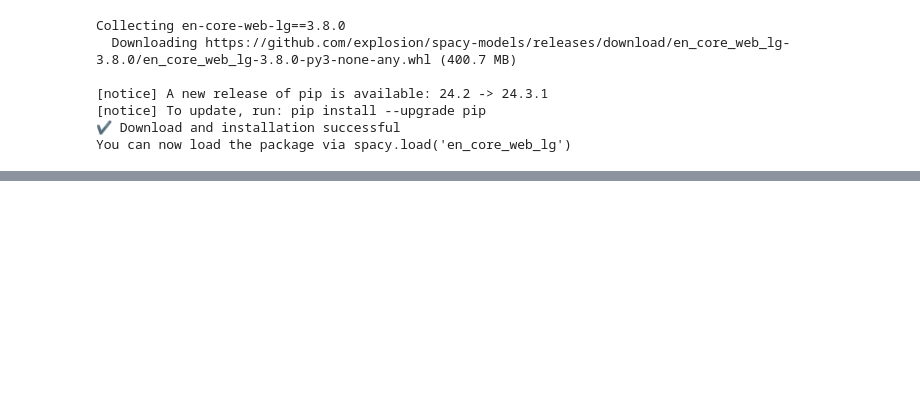
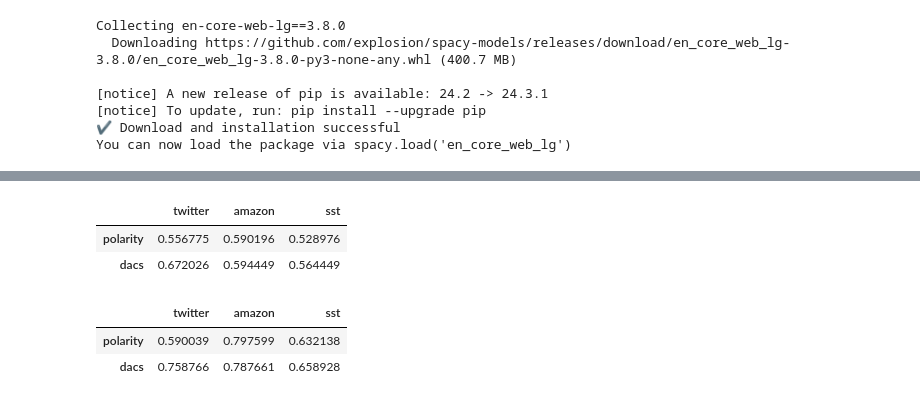
Before and after one commit to jkoscialkowski/divide-and-conquer-sentiment, a Jupyter notebook: notebooks/mlp_training.ipynb, the cells around one changed output, grey strips where cells are left out. Drawn from its saved outputs; the diff is of its cells as text; code cells hidden in the pictures; blank space fills up the shorter version.

```diff
--- a/notebooks/mlp_training.ipynb
+++ b/notebooks/mlp_training.ipynb
@@ -133,0 +247,12 @@ NameError: name 'exit' is not defined
+# %%
+compare_multiple(labels_dict, preds_dict, "macro f1")
+# %% [output]
+|  | twitter | amazon | sst |
+| polarity | 0.556775 | 0.590196 | 0.528976 |
+| dacs | 0.672026 | 0.594449 | 0.564449 |
+# %%
+compare_multiple(labels_dict, preds_dict, "weighted f1")
+# %% [output]
+|  | twitter | amazon | sst |
+| polarity | 0.590039 | 0.797599 | 0.632138 |
+| dacs | 0.758766 | 0.787661 | 0.658928 |
```
Also changed, not shown: parts of 27 cells of this notebook, 5 other files.
